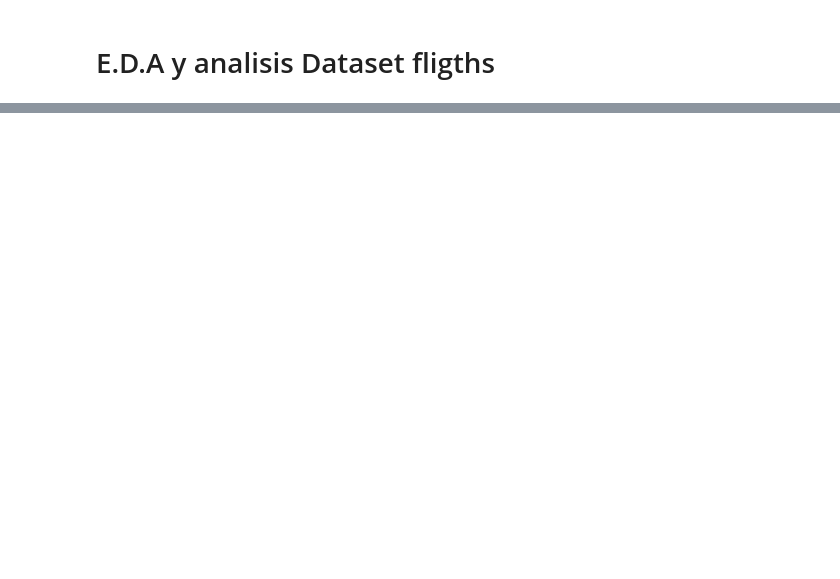
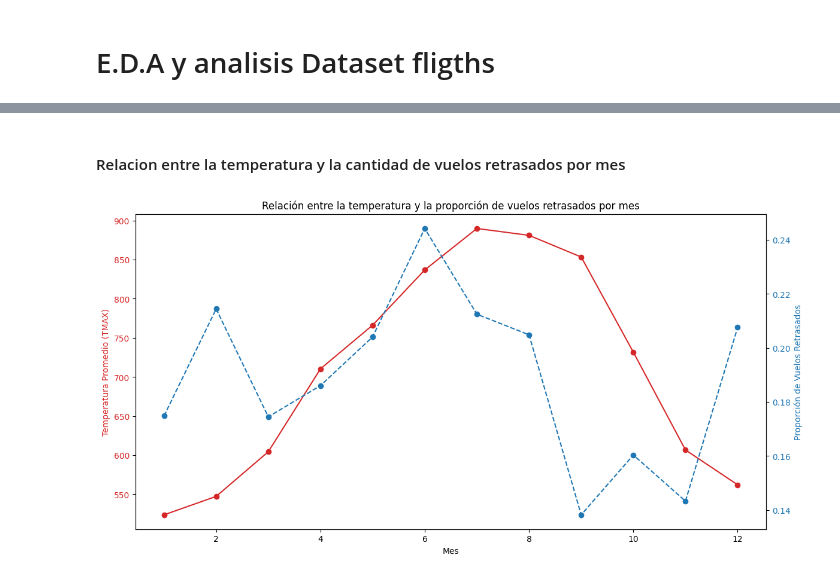
Before and after one commit to camilodelgado23/Proyecto_1, a Jupyter notebook: EDA/flights_transformado_EDA.ipynb, the cells around one changed output, grey strips where cells are left out. Saved outputs shown, nothing was run; the diff lists cells and outputs as text; code cells hidden in the pictures; blank space fills up the shorter version.

```diff
--- a/EDA/flights_transformado_EDA.ipynb
+++ b/EDA/flights_transformado_EDA.ipynb
@@ -106,0 +172,26 @@ Conclusión
+# %% [markdown]
+#### Relacion entre la temperatura y la cantidad de vuelos retrasados por mes
+# %%
+temperatura_promedio = """ SELECT month, AVG(tmax) AS "Temperatura_Promedio", SUM(CAST(dep_del15 AS INT)) AS "Vuelos_Retrasados", COUNT(*) AS "Total_Vuelos" FROM flights GROUP BY month ORDER BY month; """
+
+temperatura_promedio_vuelos = pd.read_sql(temperatura_promedio, connection)
+
+temperatura_promedio_vuelos['Proporción_Retrasos'] = temperatura_promedio_vuelos['Vuelos_Retrasados'] / temperatura_promedio_vuelos['Total_Vuelos']
+
+fig, ax1 = plt.subplots(figsize=(12, 6))
+
+ax1.set_xlabel('Mes')
+ax1.set_ylabel('Temperatura Promedio (TMAX)', color='tab:red')
+ax1.plot(temperatura_promedio_vuelos['month'], temperatura_promedio_vuelos['Temperatura_Promedio'], color='tab:red', marker='o', label='Temperatura Promedio')
+ax1.tick_params(axis='y', labelcolor='tab:red')
+
+ax2 = ax1.twinx()
+ax2.set_ylabel('Proporción de Vuelos Retrasados', color='tab:blue')
+ax2.plot(temperatura_promedio_vuelos['month'], temperatura_promedio_vuelos['Proporción_Retrasos'], color='tab:blue', marker='o', linestyle='--', label='Proporción de Vuelos Retrasados')
+ax2.tick_params(axis='y', labelcolor='tab:blue')
+
+fig.tight_layout()
+plt.title('Relación entre la temperatura y la proporción de vuelos retrasados por mes')
+plt.show()
+# %% [output]
+[figure, added]
```
Also changed, not shown: parts of 25 cells of this notebook, 6 other files.
